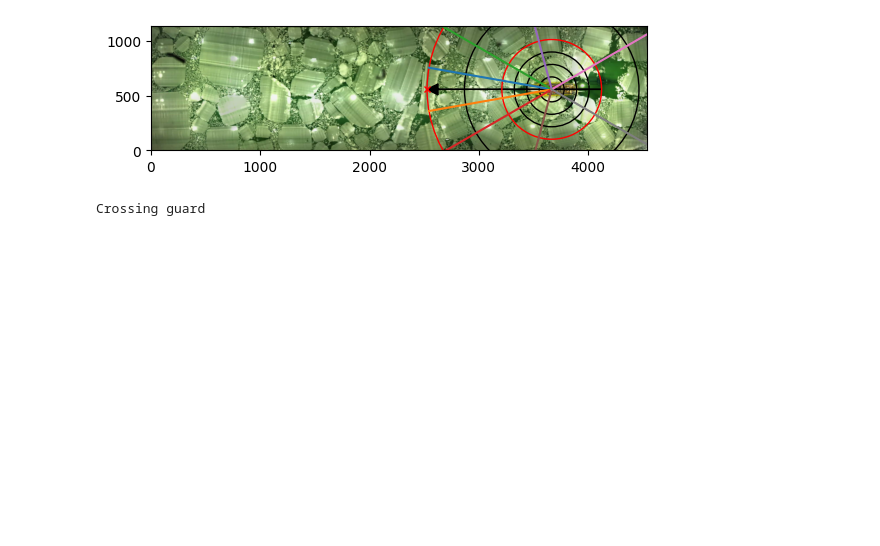
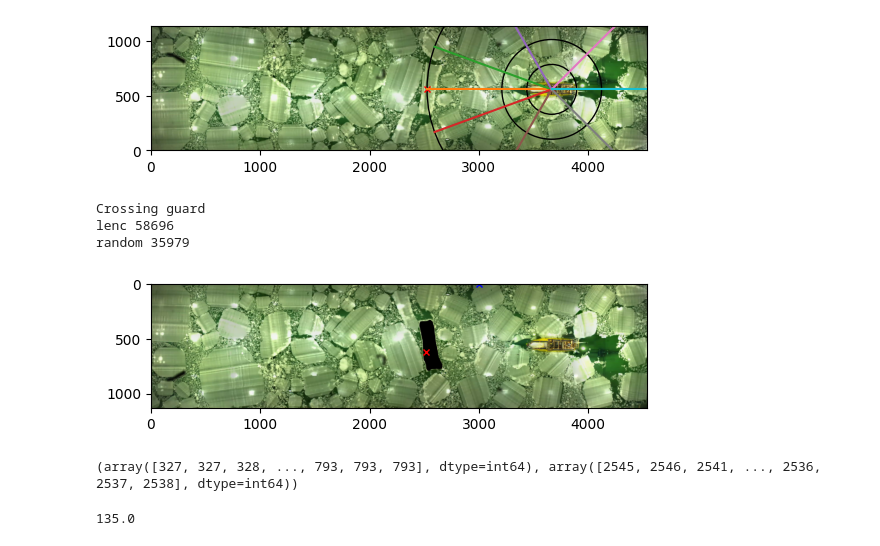
Before and after one commit to lrpalmer27/MASK_RCNN_TF1.x, a Jupyter notebook: wip/building_stats_extractor.ipynb, the cells around one changed output. Cells and saved outputs as stored; diff of their text form; code cells hidden in the pictures; blank space fills up the shorter version.

```diff
--- a/wip/building_stats_extractor.ipynb
+++ b/wip/building_stats_extractor.ipynb
@@ -65,4 +84,5 @@ r = r[0]
 # %%
+
 def visualize (image,r):
     mrcnn.visualize.display_instances(image=image,
                                     boxes=r['rois'],
@@ -168,38 +188,66 @@ centroid=np.array([x,y])
 p0,p1,ptend=getshipdrxn(shipmask,centroid,radius=2.5*ShipLength)
 
 #show the direction-------------------------------------------------------------------------------------------------------
 
 fig=plt.figure()
 ax0=fig.add_subplot(1,1,1) #same as prev
 ax0.imshow(image)
 
 plt.plot(p0[0],p0[1],'rx',markersize=5)
 plt.plot(ptend[0],ptend[1],'rx',markersize=5)
-plt.arrow(p0[0],p0[1],-2.5*ShipLength,0,color='black',length_includes_head=True,head_width=100, head_length=100)
-plt.arrow(p0[0],p0[1],1*ShipLength,0,color='black',)
+# plt.arrow(p0[0],p0[1],-2.5*ShipLength,0,color='black',length_includes_head=True,head_width=100, head_length=100)
+# plt.arrow(p0[0],p0[1],1*ShipLength,0,color='black',)
 
-plt.gca().add_patch(plt.Circle((p0[0],p0[1]), 1*ShipLength, color='r',fill=False))
-plt.gca().add_patch(plt.Circle((p0[0],p0[1]), 2.5*ShipLength, color='r', fill=False))
+# plt.gca().add_patch(plt.Circle((p0[0],p0[1]), 1*ShipLength, color='r',fill=False))
+# plt.gca().add_patch(plt.Circle((p0[0],p0[1]), 2.5*ShipLength, color='r', fill=False))
 
-radii=[0.25,0.5,0.75,1.75]
+radii=[0.5,1,2.5]
 for radius in radii:
     plt.gca().add_patch(plt.Circle((p0[0],p0[1]), radius*ShipLength, color='black', fill=False))
 
-addlines(plt,radius=2.5*ShipLength,equalangles=False,angleIncrement=[10,30,75,150],center=p0)
+addlines(plt,radius=2.5*ShipLength,equalangles=False,angleIncrement=[0,20,60,135,180],center=p0)
 plt.xlim(0, image.shape[1])
 plt.ylim(0, image.shape[0])
 plt.show()
 
 print("Crossing guard")
 ## TODO implement these remaining steps:
 # 1) make a method to determine ship direction #ignoring this
 # 2) add cylindrical polar coordinate system to the model, aligned in the direction the ship is pointing
 # 3) divide cyl coordinates into regions defined by azimuth angle +- from true heading, and radius from centroid of ship mask
 # 4) Get stats of ice present in the above defined regions: Specifically surface area of ice (floes), SA brash ice, area of region (total),
 # assuming gaussian distribution of ice get std dev,
 
 ## Get total mask area in pixels
 # area=np.reshape(r['masks'], (-1, r['masks'].shape[-1])).astype(np.float32).sum()
+
+
+current_mask=masks[:, :, 1][:, :, np.newaxis]
+
+chk=np.where(current_mask,0,image).astype(np.uint8)
+
+
+plt.imshow(chk)
+
+c=np.where(current_mask)[0:2] ## C[0] is y axis and C[1] is x axis!!!!!!!!!!!!!! backwards!!!
+print('lenc',len(c[0]))
+
+n=random.randint(0,len(c[0]))
+print('random',n)
+plt.plot(c[1][n],c[0][n],'rx',markersize=5)
+plt.plot(3000,0,'bx',markersize=5)
+plt.show()
+print(c)
 # %% [output]
-[figure, old version]
+[figure, new version]
 Crossing guard
+lenc 58696
+random 35979
+[figure, added]
+(array([327, 327, 328, ..., 793, 793, 793], dtype=int64), array([2545, 2546, 2541, ..., 2536, 2537, 2538], dtype=int64))
+# %%
+angle=math.degrees(math.atan2(1,-1))
+
+print(angle)
+# %% [output]
+135.0
```
Also changed, not shown: parts of 3 cells of this notebook, 2 other files.
